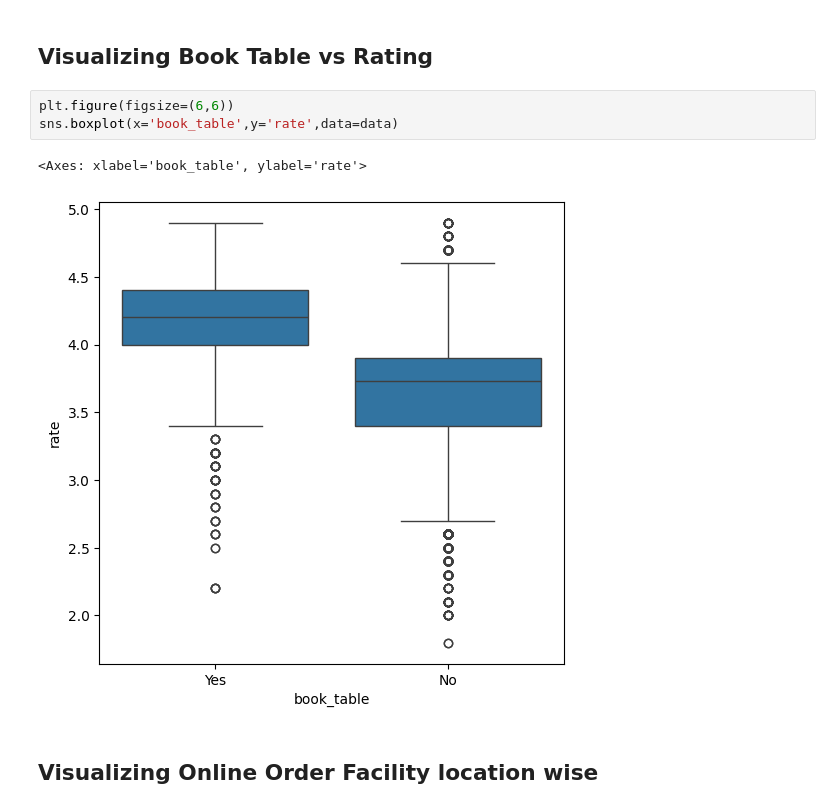
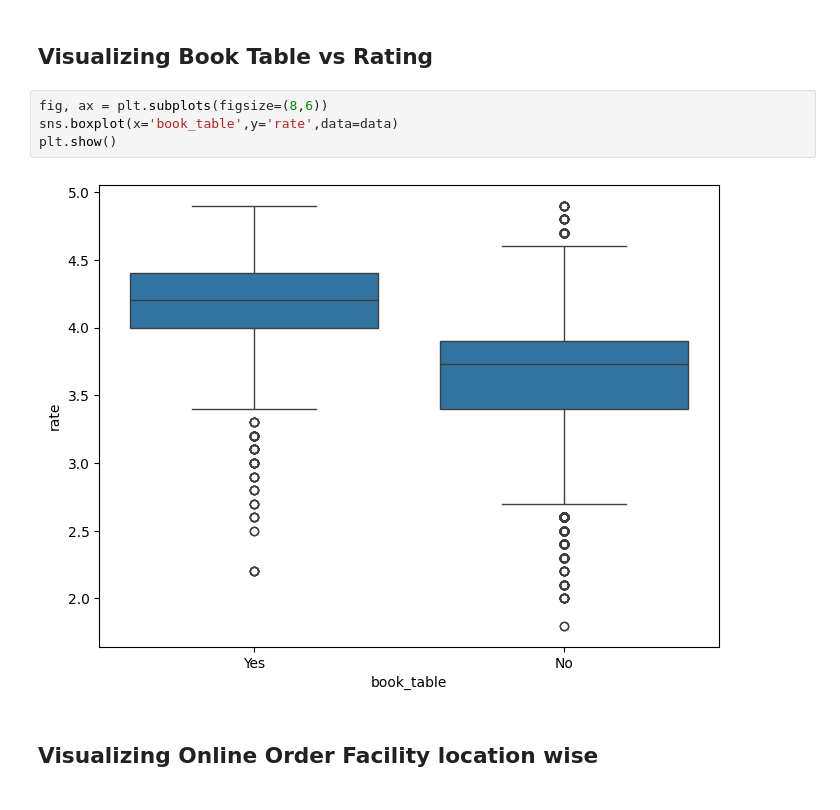
Before and after one commit to shaadclt/Zomato-Dataset-Analysis, a Jupyter notebook: Zomato Dataset Analysis.ipynb, the cells around one changed output. Drawn from its saved outputs; the diff is of its cells as text.

Commit message:
figure size

```diff
--- a/Zomato Dataset Analysis.ipynb
+++ b/Zomato Dataset Analysis.ipynb
@@ -446,11 +455,11 @@ plt.show()
 # %% [markdown]
 ## Visualizing Book Table vs Rating
 # %%
-plt.figure(figsize=(6,6))
+fig, ax = plt.subplots(figsize=(8,6))
 sns.boxplot(x='book_table',y='rate',data=data)
+plt.show()
 # %% [output]
-<Axes: xlabel='book_table', ylabel='rate'>
-[figure, old version]
+[figure, new version]
 # %% [markdown]
 ## Visualizing Online Order Facility location wise
 # %%
```
Also changed, not shown: parts of 3 cells of this notebook.
